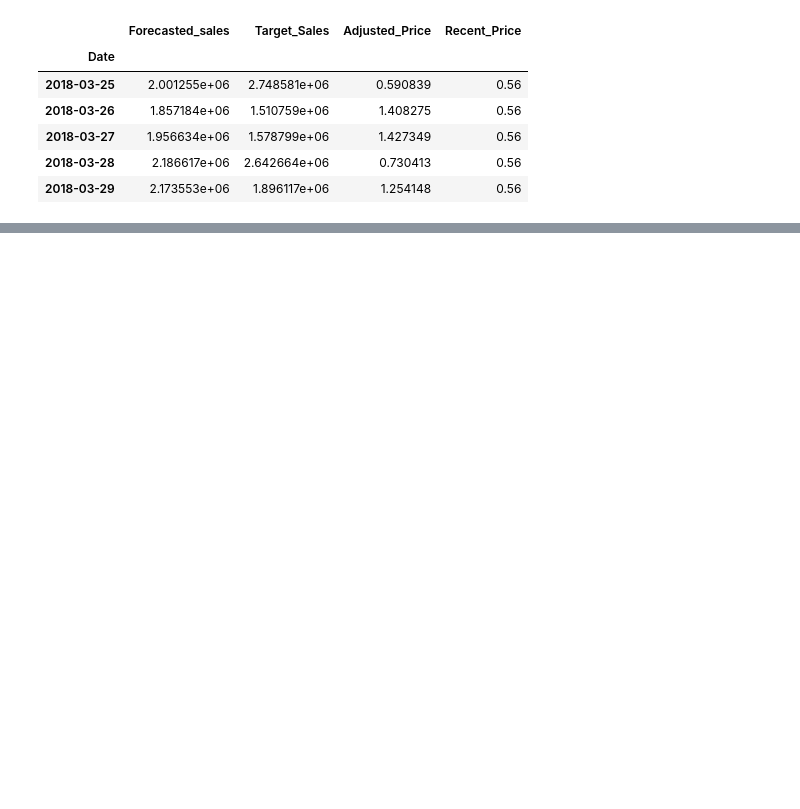
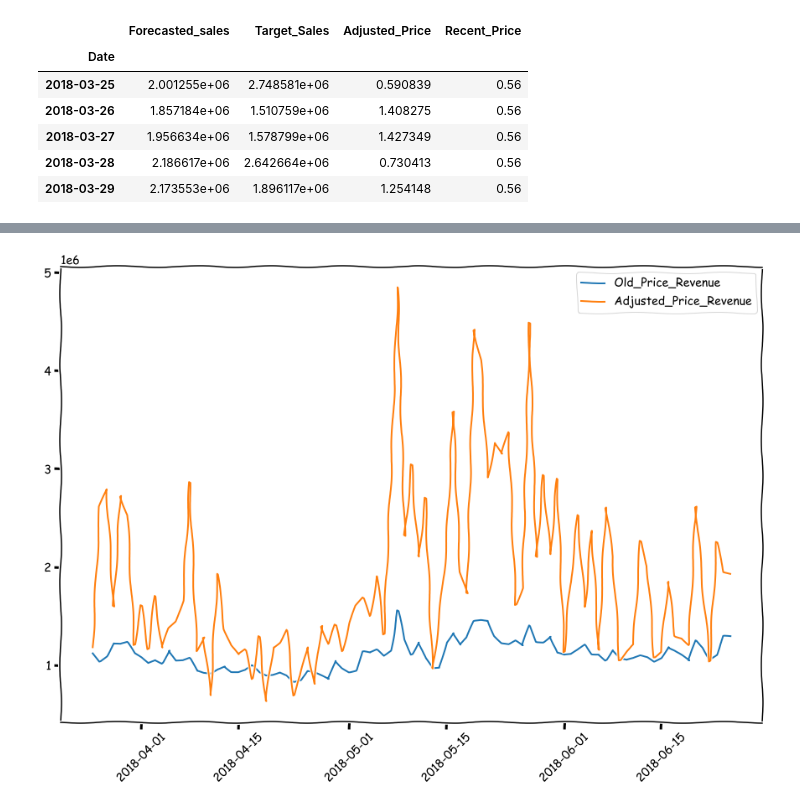
Before and after one commit to RamyaNagarajan88/Price_sensitivity, a Jupyter notebook: NEW_PRICE_COBB_DOUGLAS_FUNCTION.ipynb, the cells around one changed output, grey strips where cells are left out. Drawn from its saved outputs; the diff is of its cells as text; code cells hidden in the pictures; blank space fills up the shorter version.

Commit message:
revenue prediction using adjusted price

```diff
--- a/NEW_PRICE_COBB_DOUGLAS_FUNCTION.ipynb
+++ b/NEW_PRICE_COBB_DOUGLAS_FUNCTION.ipynb
@@ -90,5 +87,3 @@ data.head()
 | 2018-03-27 | 1.956634e+06 | 1.578799e+06 | 1.427349 | 0.56 |
 | 2018-03-28 | 2.186617e+06 | 2.642664e+06 | 0.730413 | 0.56 |
 | 2018-03-29 | 2.173553e+06 | 1.896117e+06 | 1.254148 | 0.56 |
-# %%
-data['Actual_Revenue']=data[Target_Sales]
@@ -94,0 +100,15 @@ data['Actual_Revenue']=data[Target_Sales]
+# %%
+data['Old_Price_Revenue']=data['Forecasted_sales']*data['Recent_Price']
+data['Adjusted_Price_Revenue']=data['Forecasted_sales']*data['Adjusted_Price']
+# %%
+with plt.xkcd():
+    plt.figure(figsize=(15,10))
+
+    plt.plot(data['Old_Price_Revenue'],label='Old_Price_Revenue')
+    plt.plot(data['Adjusted_Price_Revenue'],label='Adjusted_Price_Revenue')
+    plt.legend()
+    plt.xticks(rotation=45)
+    plt.savefig('Revenue_Comparisons.png')
+    plt.show()
+# %% [output]
+[figure, added]
```
Also changed, not shown: parts of 5 cells of this notebook, 1 other file.
